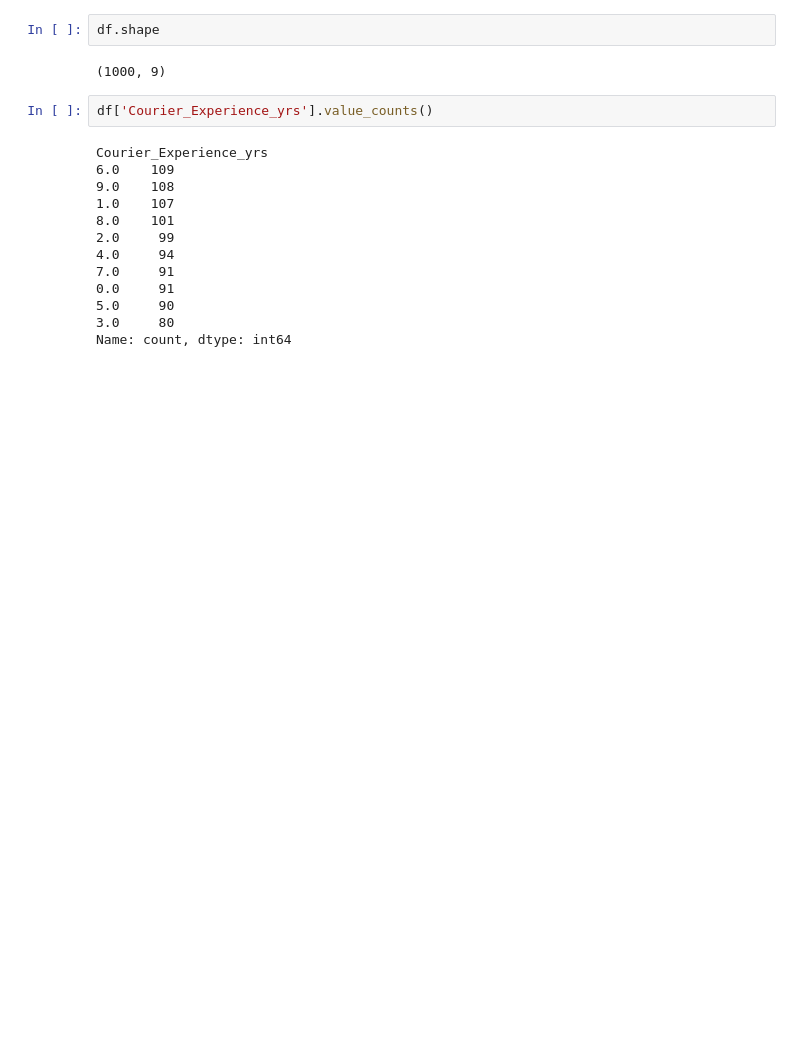
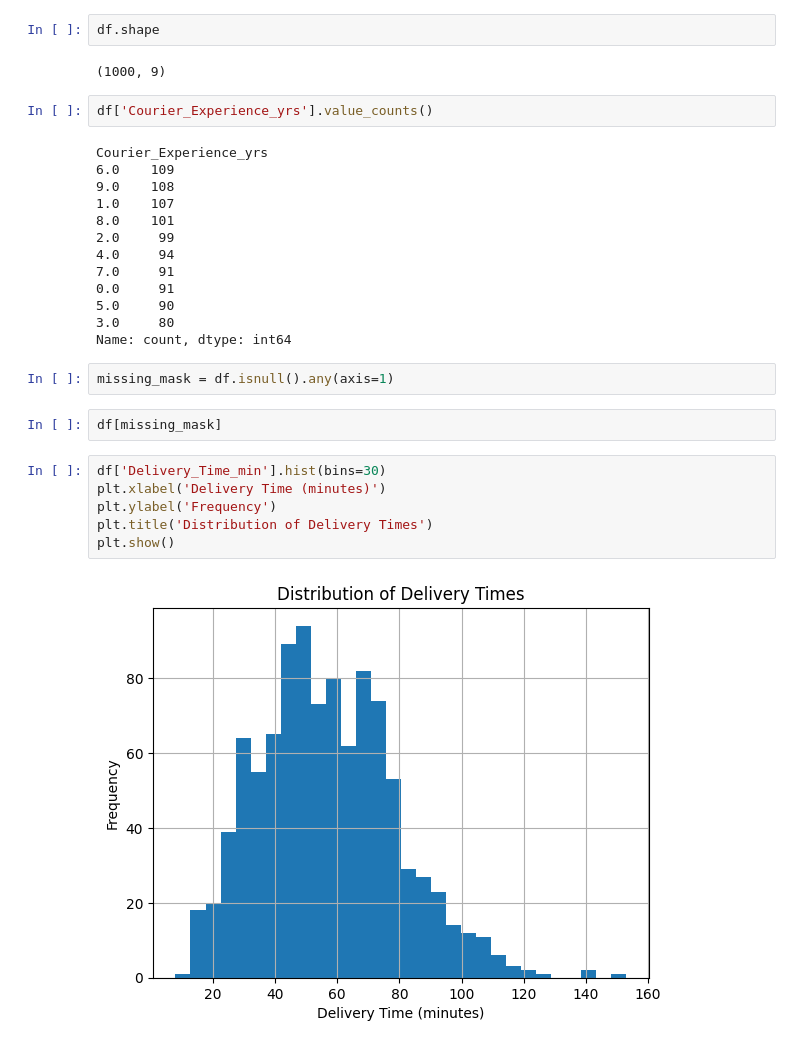
Before and after one commit to LukeOpany/food_delivery_timelines, a Jupyter notebook: deliverytines.ipynb, the cells around one changed output. Cells and saved outputs as stored; diff of their text form; blank space fills up the shorter version.

```diff
--- a/deliverytines.ipynb
+++ b/deliverytines.ipynb
@@ -65,3 +65,15 @@ Courier_Experience_yrs
 5.0     90
 3.0     80
 Name: count, dtype: int64
+# %%
+missing_mask = df.isnull().any(axis=1)
+# %%
+df[missing_mask]
+# %%
+df['Delivery_Time_min'].hist(bins=30)
+plt.xlabel('Delivery Time (minutes)')
+plt.ylabel('Frequency')
+plt.title('Distribution of Delivery Times')
+plt.show()
+# %% [output]
+[figure, added]
```
Also changed, not shown: parts of 6 cells of this notebook.
